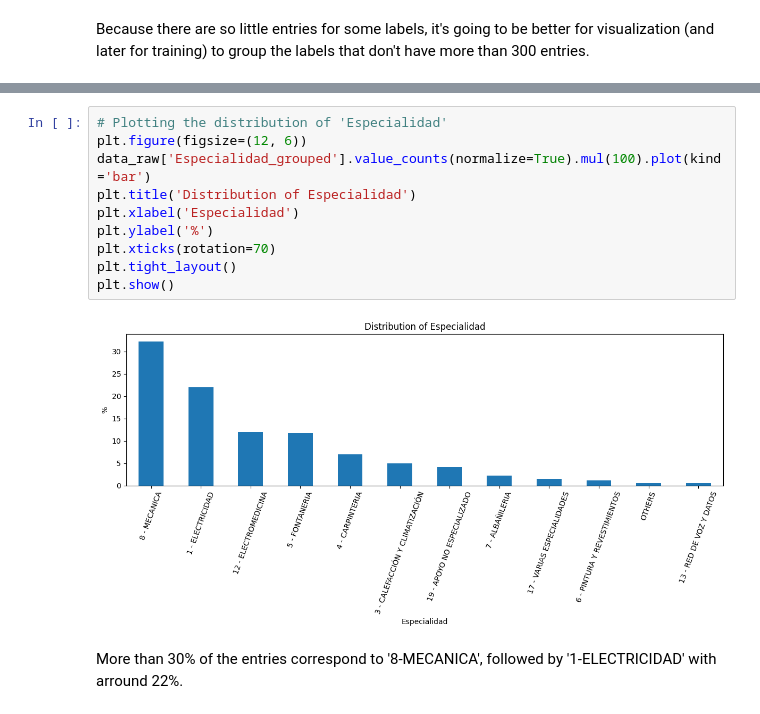
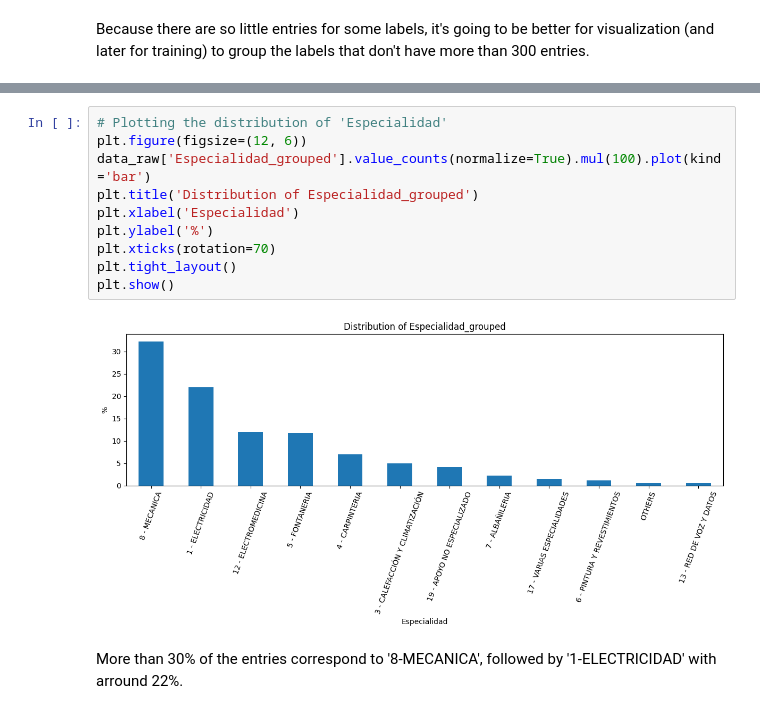
Before and after one commit to david-delpico-ml/ticketing-classifier, a Jupyter notebook: notebooks/1_data_exploration.ipynb, the cells around one changed output, grey strips where cells are left out. Cells and saved outputs as stored; diff of their text form.

```diff
--- a/notebooks/1_data_exploration.ipynb
+++ b/notebooks/1_data_exploration.ipynb
@@ -130,15 +139,15 @@ Total of unique categories =  12
 # %%
 # Plotting the distribution of 'Especialidad'
 plt.figure(figsize=(12, 6))
 data_raw['Especialidad_grouped'].value_counts(normalize=True).mul(100).plot(kind='bar')
-plt.title('Distribution of Especialidad')
+plt.title('Distribution of Especialidad_grouped')
 plt.xlabel('Especialidad')
 plt.ylabel('%')
 plt.xticks(rotation=70)
 plt.tight_layout()
 plt.show()
 # %% [output]
-[figure, old version]
+[figure, new version]
 # %% [markdown]
 More than 30% of the entries correspond to '8-MECANICA', followed by '1-ELECTRICIDAD' with arround 22%.
 # %%
```
Also changed, not shown: parts of 2 cells of this notebook, 3 other files.
